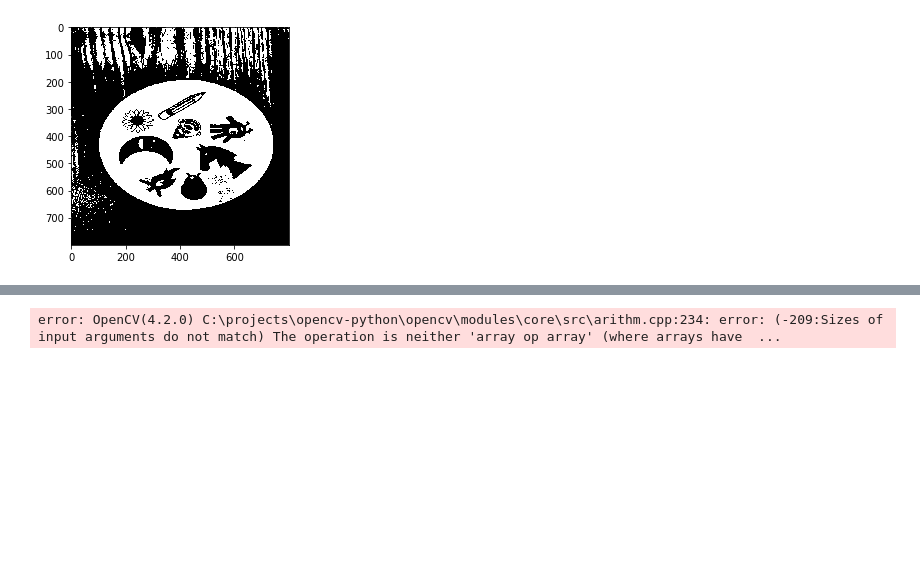
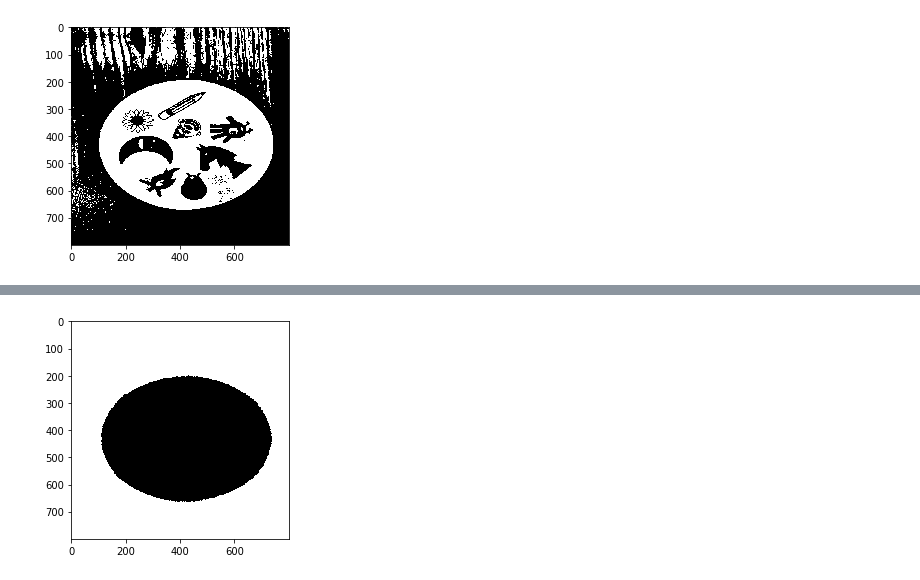
Before and after one commit to andrzej-malina/DobbleCNN, a Jupyter notebook: dobble_testy.ipynb, the cells around one changed output, grey strips where cells are left out. Cells and saved outputs as stored; diff of their text form; code cells hidden in the pictures; blank space fills up the shorter version.

```diff
--- a/dobble_testy.ipynb
+++ b/dobble_testy.ipynb
@@ -131,10 +158,12 @@ fg_masked = cv2.bitwise_and(img_contrasted_resized, img_contrasted_resized, mask
 # %%
 # white background (use inverted mask)
-mask = cv2.bitwise_not(mask)
-bk = np.full(img_contrasted_resized_grayed.shape, 255, dtype=np.uint8)
-bk_masked = cv2.bitwise_and(bk, bk, mask=mask)
+inverted_mask = cv2.bitwise_not(mask)
+bk = np.full(img_contrasted_resized.shape, 255, dtype=np.uint8)
+bk_masked = cv2.bitwise_and(bk, bk, mask=inverted_mask)
+# %%
+display_image(bk_masked)
+# %% [output]
+[figure, added]
 # %%
 # combine back- and foreground
 final = cv2.bitwise_or(fg_masked, bk_masked)
-# %% [output]
-error: OpenCV(4.2.0) C:\projects\opencv-python\opencv\modules\core\src\arithm.cpp:234: error: (-209:Sizes of input arguments do not match) The operation is neither 'array op array' (where arrays have  ...
```
Also changed, not shown: parts of 13 cells of this notebook.
